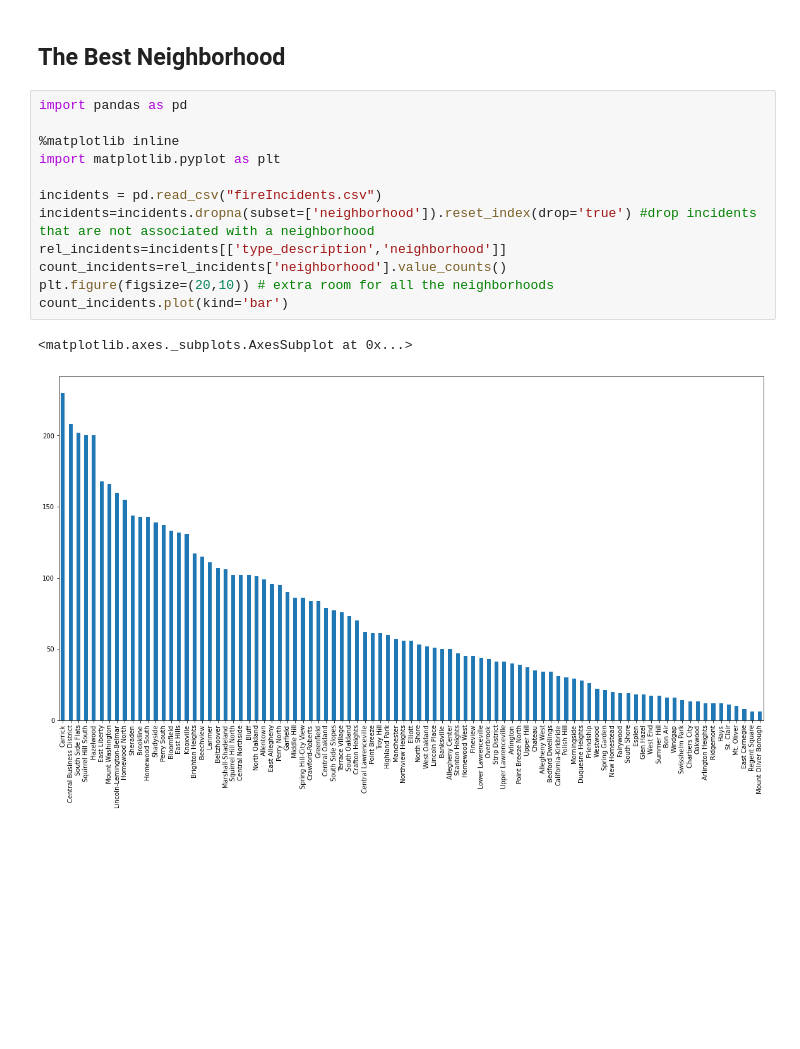
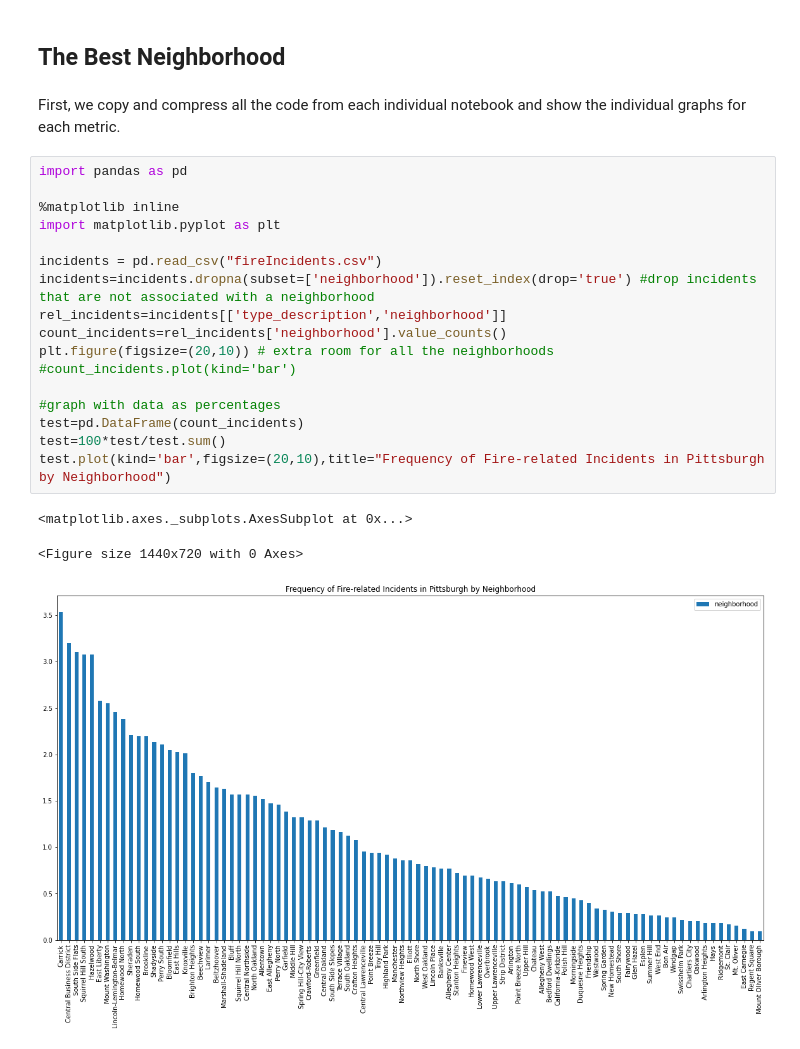
Before and after one commit to lxcasmar/Best-Neighbookhood-in-Pittsburgh, a Jupyter notebook: Final_report.ipynb, the cells around one changed output. Drawn from its saved outputs; the diff is of its cells as text; blank space fills up the shorter version.

```diff
--- a/Final_report.ipynb
+++ b/Final_report.ipynb
@@ -10,21 +10,29 @@ We were tasked with finding the "best" neighborhood in Pittsburgh using data fro
 We used two data sets: 'public safety' and 'fire incidents'. We combined these into the general metric of "safety". In general, the data sets described the amount and type of crime and fire-related incidents in each neighborhood, respectively.
 # %% [markdown]
 ## The Best Neighborhood
+# %% [markdown]
+First, we copy and compress all the code from each individual notebook and show the individual graphs for each metric.
 # %%
 import pandas as pd
 
 %matplotlib inline
 import matplotlib.pyplot as plt
 
 incidents = pd.read_csv("fireIncidents.csv")
 incidents=incidents.dropna(subset=['neighborhood']).reset_index(drop='true') #drop incidents that are not associated with a neighborhood
 rel_incidents=incidents[['type_description','neighborhood']]
 count_incidents=rel_incidents['neighborhood'].value_counts()
 plt.figure(figsize=(20,10)) # extra room for all the neighborhoods
-count_incidents.plot(kind='bar')
+#count_incidents.plot(kind='bar')
+
+#graph with data as percentages
+test=pd.DataFrame(count_incidents)
+test=100*test/test.sum()
+test.plot(kind='bar',figsize=(20,10),title="Frequency of Fire-related Incidents in Pittsburgh by Neighborhood")
 # %% [output]
 <matplotlib.axes._subplots.AxesSubplot at 0x...>
+<Figure size 1440x720 with 0 Axes>
-[figure, old version]
+[figure, new version]
 # %%
 crimes = pd.read_csv("public-safety.csv")
 
```
Also changed, not shown: parts of 8 cells of this notebook, 1 other file.
